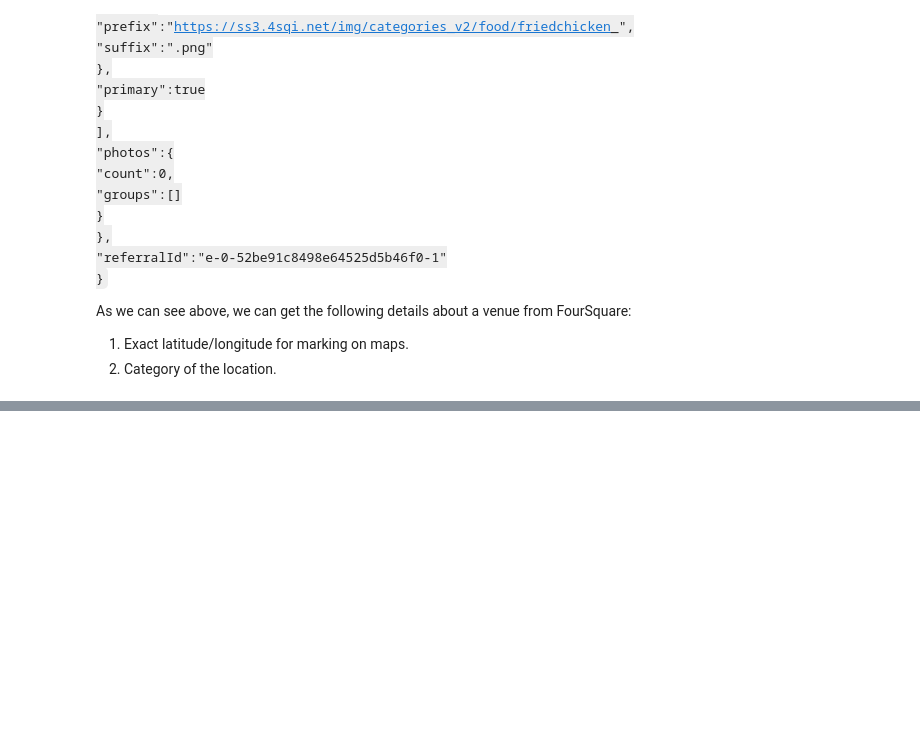
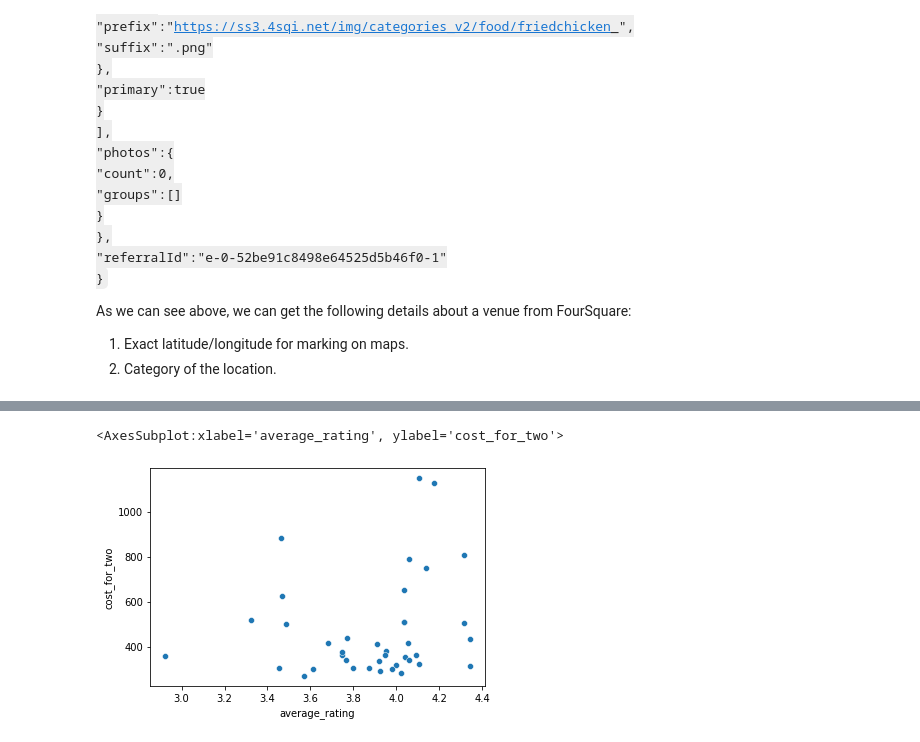
Before and after one commit to mkartic/Coursera_Capstone, a Jupyter notebook: Coursera_Capstone.ipynb, the cells around one changed output, grey strips where cells are left out. Drawn from its saved outputs; the diff is of its cells as text; code cells hidden in the pictures; blank space fills up the shorter version.

```diff
--- a/Coursera_Capstone.ipynb
+++ b/Coursera_Capstone.ipynb
@@ -259,6 +309,8 @@ s1 = requests.Session()
 s2 = requests.Session()
 for station in station_info:
     lat, lon = (i[:-2] for i in station['station_coords'].split())
+    station['latitude'] = lat
+    station['longitude'] = lon
     print(lat, lon)
     url = 'https://api.foursquare.com/v2/venues/explore?&client_id={}&client_secret={}&v={}&ll={},{}&radius={}&limit={}'.format(
         FS_CLIENT_ID,
@@ -282,7 +351,0 @@ station_info = temp
-# %%
-cats = []
-for station in station_info:
-    # print(len(station['fs_results']['response']['groups']))
-    cats += [[j['name'] for j in i['venue']['categories']] for i in station['fs_results']['response']['groups'][0]['items']]
-# station_info[0]['zomato_results']
-set([j for i in cats for j in i])
@@ -290,0 +423,13 @@ station_info[0]['zomato_results']['restaurants'][0]
+# %%
+metros_for_clustering = metros.drop(['name', 'latitude', 'longitude'], 1)
+scaler = MinMaxScaler()
+metros_for_clustering = pd.DataFrame(scaler.fit_transform(metros_for_clustering), columns=metros_for_clustering.columns)
+# %%
+# set number of clusters
+kclusters = 5
+
+# run k-means clustering
+kmeans = KMeans(n_clusters=kclusters, random_state=0).fit(metros_for_clustering)
+metros_clustered_km = metros.copy()
+metros_clustered_km.insert(0, 'Cluster labels', kmeans.labels_)
+metros_clustered_km[['name', 'Cluster labels']]
@@ -290,0 +578,5 @@ station_info[0]['zomato_results']['restaurants'][0]
+# %%
+sns.scatterplot(x=metros_clustered_km['average_rating'], y = metros_clustered_km['cost_for_two'])
+# %% [output]
+<AxesSubplot:xlabel='average_rating', ylabel='cost_for_two'>
+[figure, added]
```
Also changed, not shown: parts of 14 cells of this notebook, 7 other files.
